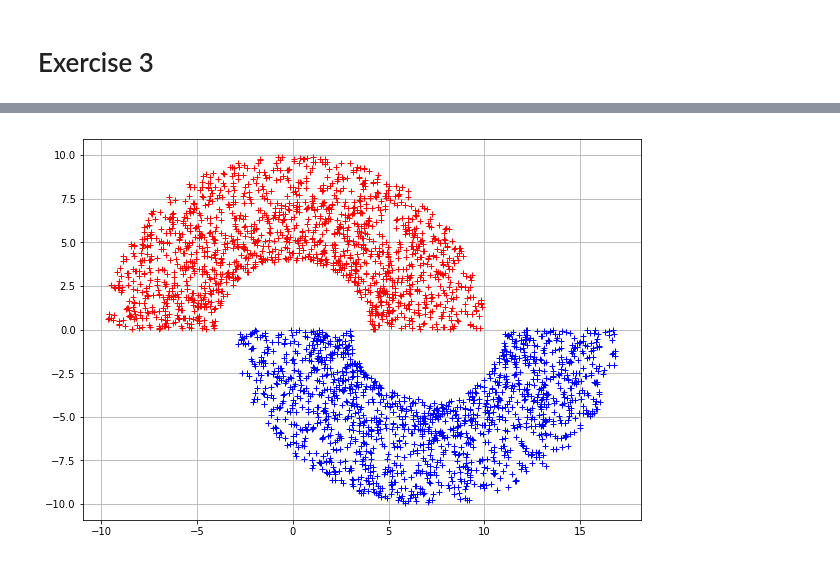
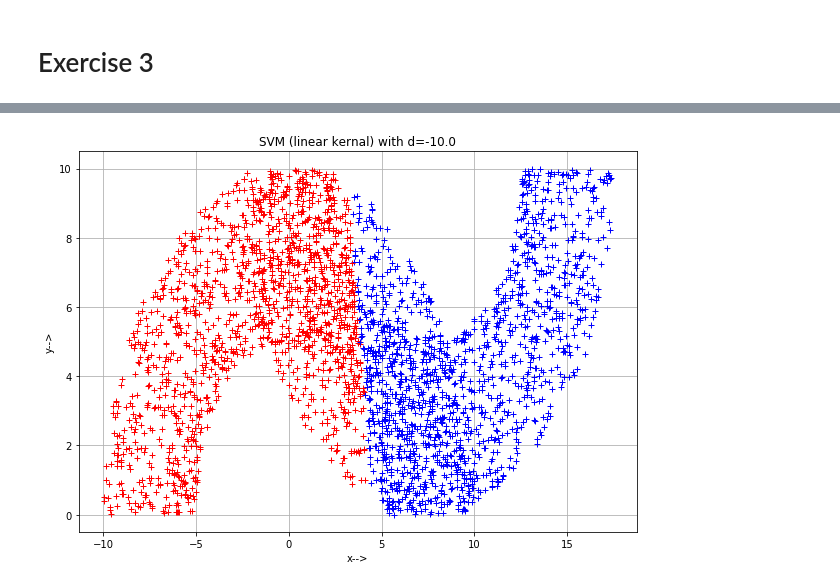
Before and after one commit to rameshjes/neural-network, a Jupyter notebook: assignment07/ruby/workbench_07.ipynb, the cells around one changed output, grey strips where cells are left out. Saved outputs shown, nothing was run; the diff lists cells and outputs as text; code cells hidden in the pictures.

Commit message:
added linear kernal to svm classifier

```diff
--- a/assignment07/ruby/workbench_07.ipynb
+++ b/assignment07/ruby/workbench_07.ipynb
@@ -48,13 +49,19 @@ class StateVectorMachine:
         #returning samples and desired output
         return samples[:,0:2],samples[:,2:3]
 
-    def plot(self,points,output):
+    def plot(self,points,output,title):
         plt.figure(figsize=(10, 7))
         plt.grid(True)
+        plt.title(title)
+        plt.xlabel("x-->")
+        plt.ylabel("y-->")
         for index,point in enumerate(points):
-            plt.plot(point[0],point[1],'r+' if (output[index] == 1.0) else 'b+')
+            if (output[index] == 1.0):
+                plt.plot(point[0],point[1],'r+',label='region a')
+            else:
+                plt.plot(point[0],point[1],'b+',label='region b')
 
     def train(self,training_input,desired_output):
-        classifier = svm.SVC()
+        classifier = svm.SVC(kernel='linear')
         classifier.fit(training_input, desired_output)
         return classifier
@@ -89,28 +152,28 @@ state_vector_machine.plot(test_samples,predicted_output)
 # %%
 radius = 10.0
-width = 6.0
-distance = 0.0
+width = 5.0
+distance = -10.0
 num_of_training_samples = 1000
 num_of_testing_samples = 3000
 
 # initializing state vector machine with initial parameteres
 state_vector_machine = StateVectorMachine(radius,
                                           width,
                                           distance,
                                           num_of_training_samples,
                                           num_of_testing_samples)
 
 # generating random training samples and desired output
 training_input,desired_output = state_vector_machine.get_samples("train")
 
 # training the state vector machine
 classifier = state_vector_machine.train(training_input,desired_output)
 
 # generating random testing samples
 test_samples,test_desired_output = state_vector_machine.get_samples("test")
 
 # predicting the output for test samples and ploting the result
 predicted_output = classifier.predict(test_samples)
-state_vector_machine.plot(test_samples,predicted_output)
+state_vector_machine.plot(test_samples,predicted_output,"SVM (linear kernal) with d=-10.0")
 # %% [output]
-[figure, old version]
+[figure, new version]
```
Also changed, not shown: parts of 6 cells of this notebook.
